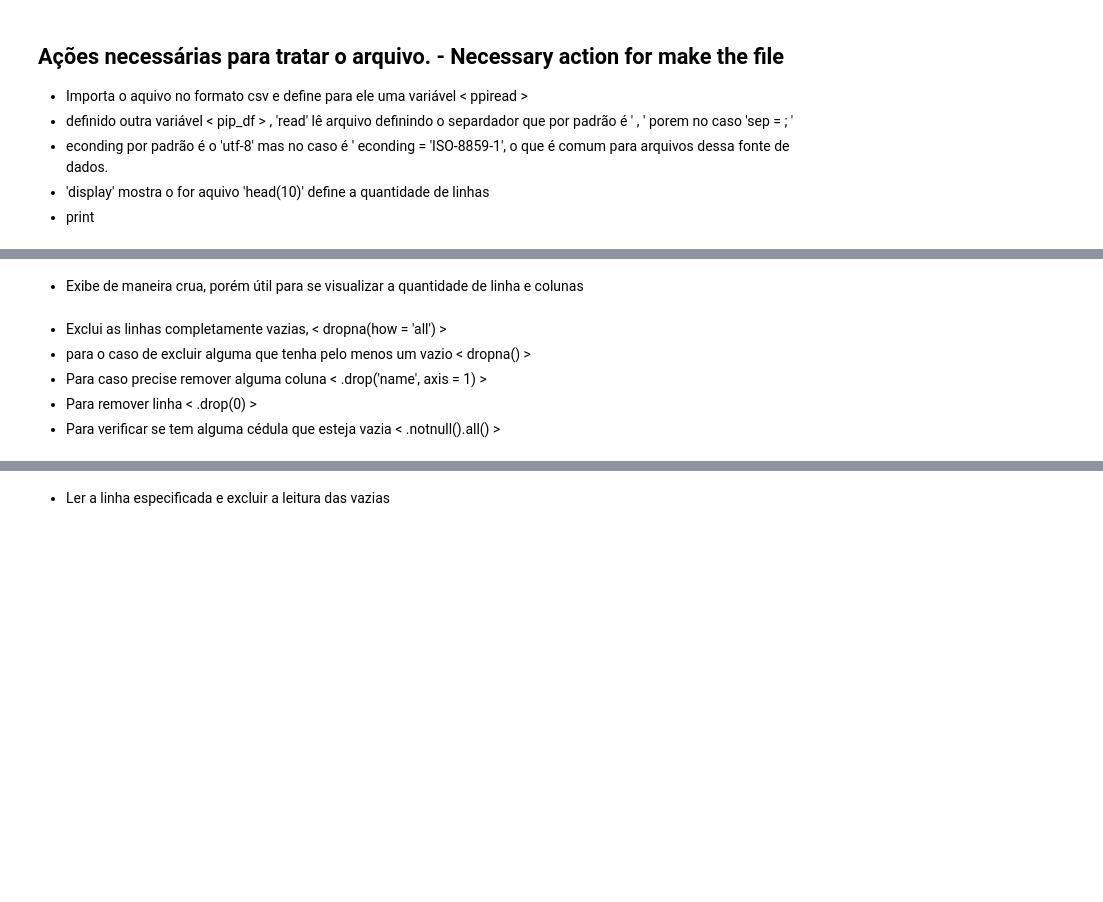
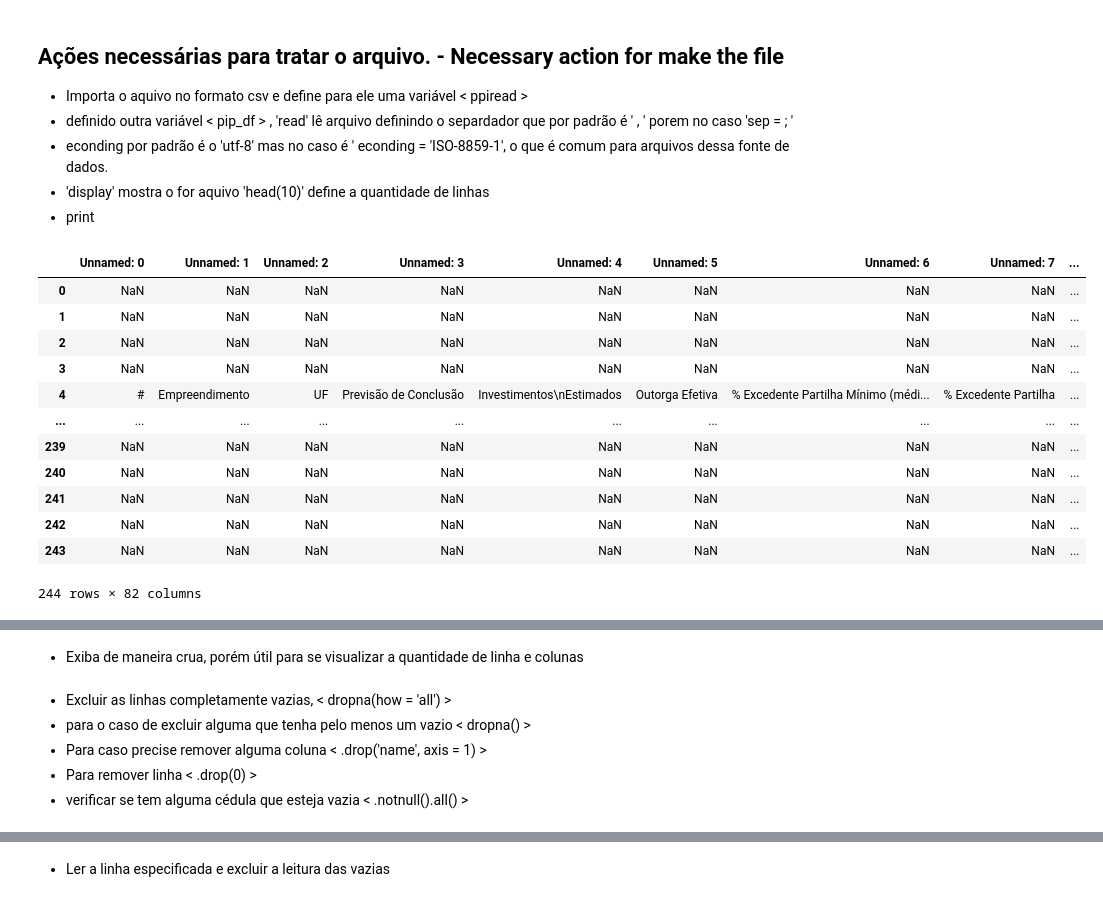
Before and after one commit to Caviuna/InfraBuilding, a Jupyter notebook: building.ipynb, the cells around one changed output, grey strips where cells are left out. Cells and saved outputs as stored; diff of their text form; code cells hidden in the pictures; blank space fills up the shorter version.

```diff
--- a/building.ipynb
+++ b/building.ipynb
@@ -31,7 +31,22 @@ pd.read_excel(xlsx_file_link)
 # %%
 ppiread = '/content/dados-abertos_ppi_31.08.18.csv'
 # df = pd.read_csv(ppiread, encoding='ISO-8859-1', error_bad_lines=False, engine='python')
 # ppi_df = pd.read_csv(ppiread, sep=';', delimiter=None, header='infer', names=None, index_col=None, usecols=None, squeeze=False, engine=None, encoding='ISO-8859-1')
 ppi_df = pd.read_csv(ppiread, sep = ';', delimiter=None, encoding='ISO-8859-1')
-display(ppi_df.head(10))
+# display(ppi_df.head(10))
+display(ppi_df.head(244))
 print(ppi_df.shape.index)
+# %% [output]
+|  | Unnamed: 0 | Unnamed: 1 | Unnamed: 2 | Unnamed: 3 | Unnamed: 4 | Unnamed: 5 | Unnamed: 6 | Unnamed: 7 | ... |
+| 0 | NaN | NaN | NaN | NaN | NaN | NaN | NaN | NaN | ... |
+| 1 | NaN | NaN | NaN | NaN | NaN | NaN | NaN | NaN | ... |
+| 2 | NaN | NaN | NaN | NaN | NaN | NaN | NaN | NaN | ... |
+| 3 | NaN | NaN | NaN | NaN | NaN | NaN | NaN | NaN | ... |
+| 4 | # | Empreendimento | UF | Previsão de Conclusão | Investimentos\nEstimados | Outorga Efetiva | % Excedente Partilha Mínimo (médi... | % Excedente Partilha | ... |
+| ... | ... | ... | ... | ... | ... | ... | ... | ... | ... |
+| 239 | NaN | NaN | NaN | NaN | NaN | NaN | NaN | NaN | ... |
+| 240 | NaN | NaN | NaN | NaN | NaN | NaN | NaN | NaN | ... |
+| 241 | NaN | NaN | NaN | NaN | NaN | NaN | NaN | NaN | ... |
+| 242 | NaN | NaN | NaN | NaN | NaN | NaN | NaN | NaN | ... |
+| 243 | NaN | NaN | NaN | NaN | NaN | NaN | NaN | NaN | ... |
+244 rows × 82 columns
@@ -39,14 +56,14 @@ print(ppi_df.shape.index)
 from google.colab import drive
 drive.mount('/content/drive')
 # %% [markdown]
-- Exibe de maneira crua, porém útil para se visualizar a quantidade de linha e colunas
+- Exiba de maneira crua, porém útil para se visualizar a quantidade de linha e colunas
 # %%
 ppi_df
 # %% [markdown]
-- Exclui as linhas completamente vazias, < dropna(how = 'all') >
+- Excluir as linhas completamente vazias, < dropna(how = 'all') >
  - para o caso de excluir alguma que tenha pelo menos um  vazio < dropna() >
 - Para caso precise remover alguma coluna < .drop('name', axis = 1) >
  - Para remover linha < .drop(0) >
-- Para verificar se tem alguma cédula que esteja vazia < .notnull().all() >
+- verificar se tem alguma cédula que esteja vazia < .notnull().all() >
 # %%
 ppi_df.dropna(how='all')
```
Also changed, not shown: parts of 22 cells of this notebook.
